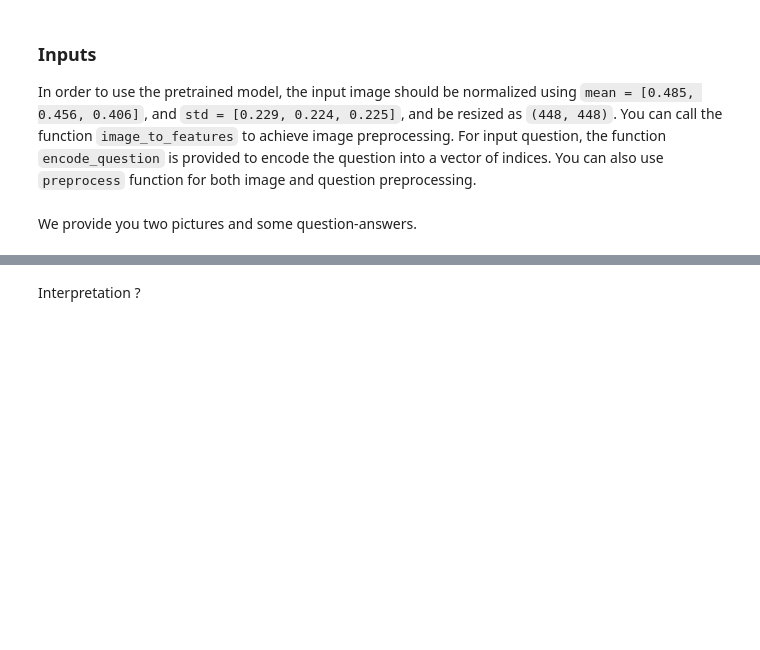
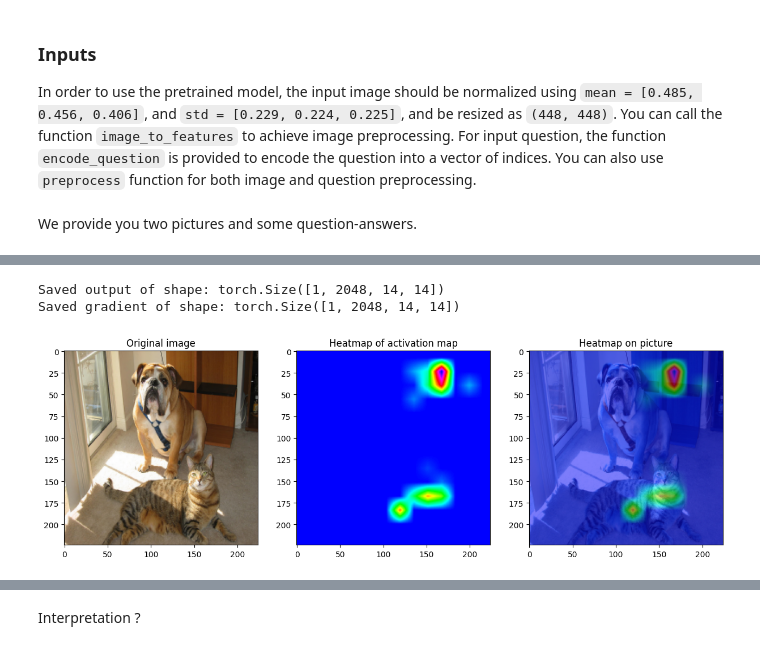
Before and after one commit to jtv199/ai-safety-ml4g, a Jupyter notebook: days/w1d4/gradCam/Grad_CAM_easy_mode_colab.ipynb, the cells around one changed output, grey strips where cells are left out. Saved outputs shown, nothing was run; the diff lists cells and outputs as text; code cells hidden in the pictures; blank space fills up the shorter version.

```diff
--- a/days/w1d4/gradCam/Grad_CAM_easy_mode_colab.ipynb
+++ b/days/w1d4/gradCam/Grad_CAM_easy_mode_colab.ipynb
@@ -206,33 +364,40 @@ vqa_resnet.resnet_layer4.r_model.layer4[2].conv3.register_backward_hook(backward
 # %%
-
-def gradCAM(dir_path = 'dog_cat.png' , Question = 'What animal', answer = "dog"):
+def gradCAM(dir_path = 'dog_cat.png' , Question = 'What animal', answer = "dog", module_to_hook = module_to_hook):
+    # Make a figure with 3 subplots
+    fig, axs = plt.subplots(1, 3, figsize=(15, 6))
+    # Plot the original image on the left
     img = Image.open(dir_path)
-    fig, axs = plt.subplots(1, 3, figsize=(15, 6))
     axs[0].imshow(img)
     axs[0].set_title("Original image")
 
     inputs = preprocess(dir_path, Question)
     vqa_resnet.zero_grad()
-    ans = vqa_resnet(*inputs)
 
+    forward_handle = module_to_hook.register_forward_hook(forward_hook)
+    backward_handle = module_to_hook.register_backward_hook(backward_hook)
 
-    # Backpropagating just on the dog or the given answer
-    vqa_resnet.zero_grad()
-    only_class_ans = ans[0, answer_to_index[answer]]
-    only_class_ans.backward()
+    try:
+        ans = vqa_resnet(*inputs)
+
+        # Backpropagating just on the dog or the given answer
+        only_class_ans = ans[0, answer_word_to_index[answer]]
+        only_class_ans.backward()
+    finally:
+        forward_handle.remove()
+        backward_handle.remove()
 
     # Construction of the grad_cam map
-    grad_cam = torch.zeros_like(output_saving[0,0,:,:])
+    # nb_features = saved_output.shape[1]
+    # for i in range(nb_features):
+    #     # We take the mean of each feature of the gradient multiplied by the output
+    #     # use output_saving and grad_output_saving to complete the following line.
+    #     # You have to understand eq. 1 and 2 in the paper.
+    #     # grad_cam += ...
+    #     grad_cam += torch.mean(saved_output_grad[0,i,:,:]) * saved_output[0, i,:,:]
+    mean_gradient = einops.reduce(saved_output_grad, "batch features w h -> features", "mean")
+    grad_cam = einops.einsum(mean_gradient, saved_output.squeeze(0), "features, features w h -> w h")
 
-    nb_features = output_saving[0].size()[0]
-
-    for i in range(nb_features):
-        # We take the mean of each feature of the gradient multiplied by the output
-        # use output_saving and grad_output_saving to complete the following line.
-        # You have to understand eq. 1 and 2 in the paper.
-        grad_cam += ...
-
-    Relu = torch.nn.ReLU()
+    Relu = nn.ReLU()
     grad_cam = Relu(grad_cam)
     grad_cam = grad_cam.cpu().detach().numpy()
 
@@ -262,2 +435,8 @@ gradCAM(dir_path = 'dog_cat.png' , Question = 'What animal', answer = "cat")
+# %%
+gradCAM(dir_path = 'dog_cat.png' , Question = 'What animal', answer = "giraffe")
+# %% [output]
+Saved output of shape: torch.Size([1, 2048, 14, 14])
+Saved gradient of shape: torch.Size([1, 2048, 14, 14])
+[figure, added]
 # %%
 gradCAM(dir_path = 'hydrant.png' , Question = 'What color', answer = "green")
```
Also changed, not shown: parts of 32 cells of this notebook.
